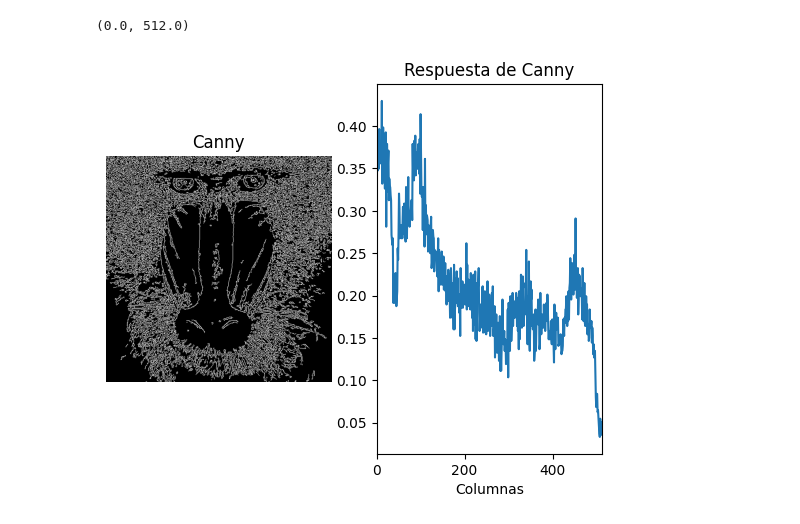
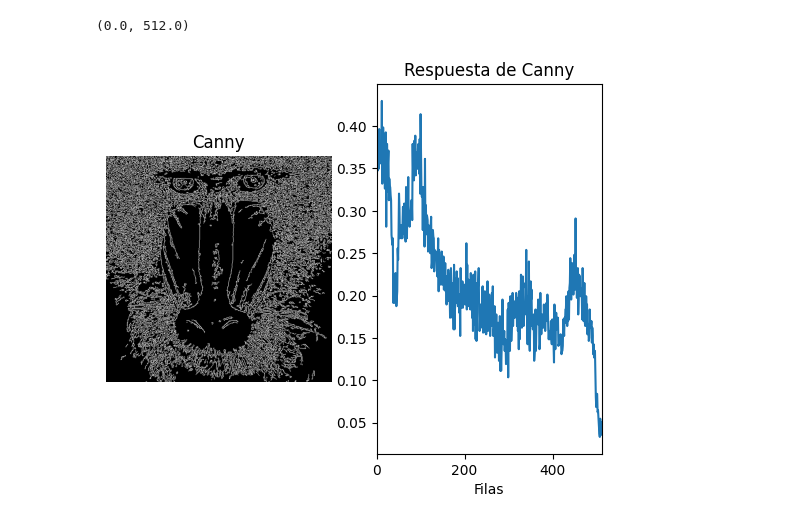
Before and after one commit to AllenHyun/VC_P2_LRM_MCV, a Jupyter notebook: Tareas.ipynb, the cells around one changed output. Saved outputs shown, nothing was run; the diff lists cells and outputs as text; code cells hidden in the pictures.

```diff
--- a/Tareas.ipynb
+++ b/Tareas.ipynb
@@ -58,33 +6,32 @@ plt.show()
 # %%
-#El contenido de la imagen resultado de Canny, son valores 0 o 255, lo compruebas al descomentar
-#print(canny)
-#Cuenta el número de píxeles blancos (255) por columna
-#Suma los valores de los pixeles por columna
+# El contenido de la imagen resultado de Canny, son valores 0 o 255
+# Cuenta el número de píxeles blancos (255) por fila
+# Suma los valores de los pixeles por fila
 # Row
+img = cv2.imread('mandril.jpg')
+gris = cv2.cvtColor(img, cv2.COLOR_BGR2GRAY)
+canny = cv2.Canny(gris, 100, 200)
 row_counts = cv2.reduce(canny, 1, cv2.REDUCE_SUM, dtype=cv2.CV_32SC1)
 
-
-
-#Normaliza en base al número de filas, primer valor devuelto por shape, y al valor máximo del píxel (255)
-#El resultado será el número de píxeles blancos por columna
+# Convierte el array de N arrays de 1 elemento en un array de N elementos
 row_counts = row_counts.reshape((len(row_counts)))
-#rows
+# rows
 rows = row_counts / (255 * canny.shape[0])
 
-#Muestra dicha cuenta gráficamente
+# Muestra dicha cuenta gráficamente
 plt.figure()
 plt.subplot(1, 2, 1)
 plt.axis("off")
 plt.title("Canny")
 plt.imshow(canny, cmap='gray')
 
 plt.subplot(1, 2, 2)
 plt.title("Respuesta de Canny")
-plt.xlabel("Columnas")
+plt.xlabel("Filas")
 plt.ylabel("% píxeles")
 plt.plot(rows)
-#Rango en x definido por las columnas
-plt.xlim([0, canny.shape[0]])
+# Rango en x definido por las filas
+plt.xlim([0, len(row_counts)])
 # %% [output]
 (0.0, 512.0)
-[figure, old version]
+[figure, new version]
```
Also changed, not shown: parts of 3 cells of this notebook.
